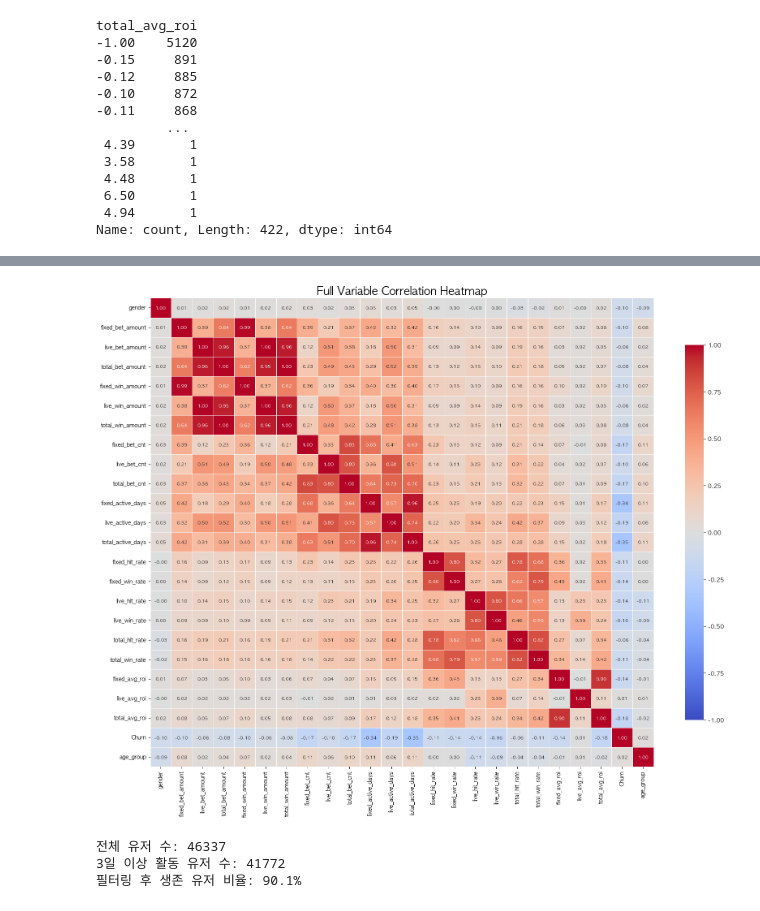
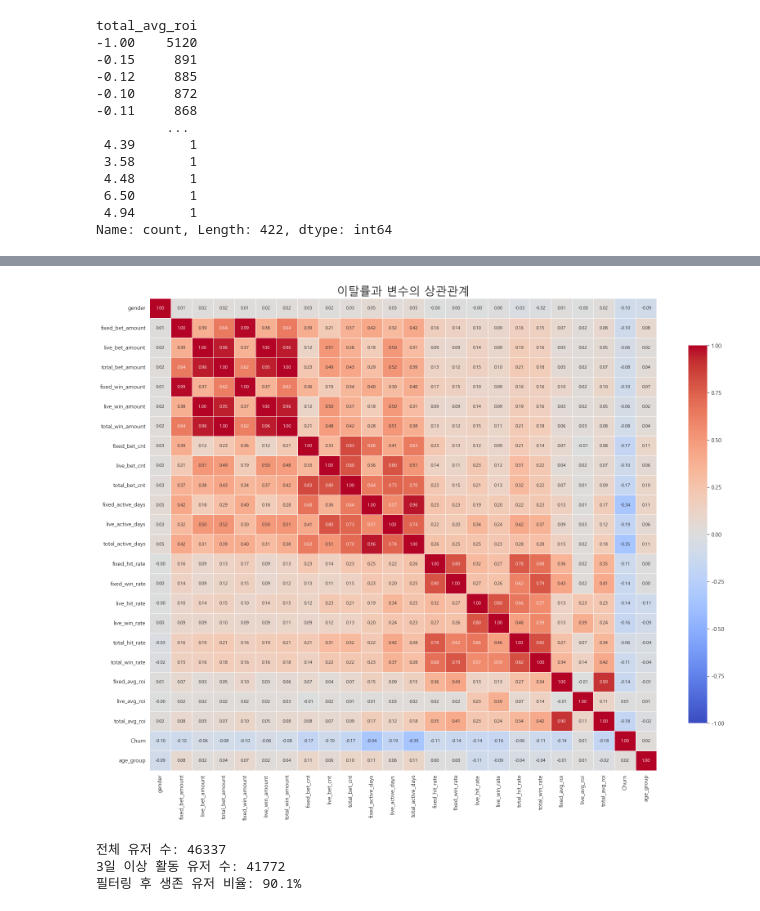
Before and after one commit to SKNETWORKS-FAMILY-AICAMP/SKN24-2nd-3Team, a Jupyter notebook: notebooks/psy/02_EDA.ipynb, the cells around one changed output, grey strips where cells are left out. Drawn from its saved outputs; the diff is of its cells as text; code cells hidden in the pictures.

```diff
--- a/notebooks/psy/02_EDA.ipynb
+++ b/notebooks/psy/02_EDA.ipynb
@@ -296,32 +296,32 @@ memory usage: 9.7 MB
 # %%
 # 상관관계 히트맵
 
 sports_gb_total['gender'] = sports_gb_total['gender'].astype(int)
 sports_gb_total['Churn'] = sports_gb_total['Churn'].astype(int)
 
 # 2. 숫자형 데이터만 추출하고 의미 없는 ID 열 제외
 corr_df = sports_gb_total.select_dtypes(include=['number']).drop(columns=['user_id', 'country_id'], errors='ignore')
 
 # 3. 상관계수 행렬 계산
 corr = corr_df.corr()
 
 # 4. 상삼각형 마스크 생성 (중복되는 반쪽을 가려줍니다)
 mask = np.triu(np.ones_like(corr, dtype=bool))
 
 # 5. 히트맵 그리기
 plt.figure(figsize=(20, 15))  # 변수가 많으므로 크기를 매우 크게 설정
 sns.heatmap(corr,
             annot=True,        # 숫자 표시
             fmt=".2f",         # 소수점 둘째자리
             cmap='coolwarm',   # 빨강(양), 파랑(음) 색상
             vmin=-1, vmax=1,   # 범위를 -1 ~ 1로 고정
             center=0,          # 중앙값 0 기준
             linewidths=.5,     # 칸 사이 간격
             cbar_kws={"shrink": .8}, # 범례 크기 조절
             annot_kws={"size": 8})   # 글자 크기 조절
 
-plt.title('Full Variable Correlation Heatmap', fontsize=20)
+plt.title('이탈률과 변수의 상관관계', fontsize=20)
 plt.show()
 # %% [output]
-[figure, old version]
+[figure, new version]
 # %%
```
Also changed, not shown: parts of 16 cells of this notebook, 10 other files.
